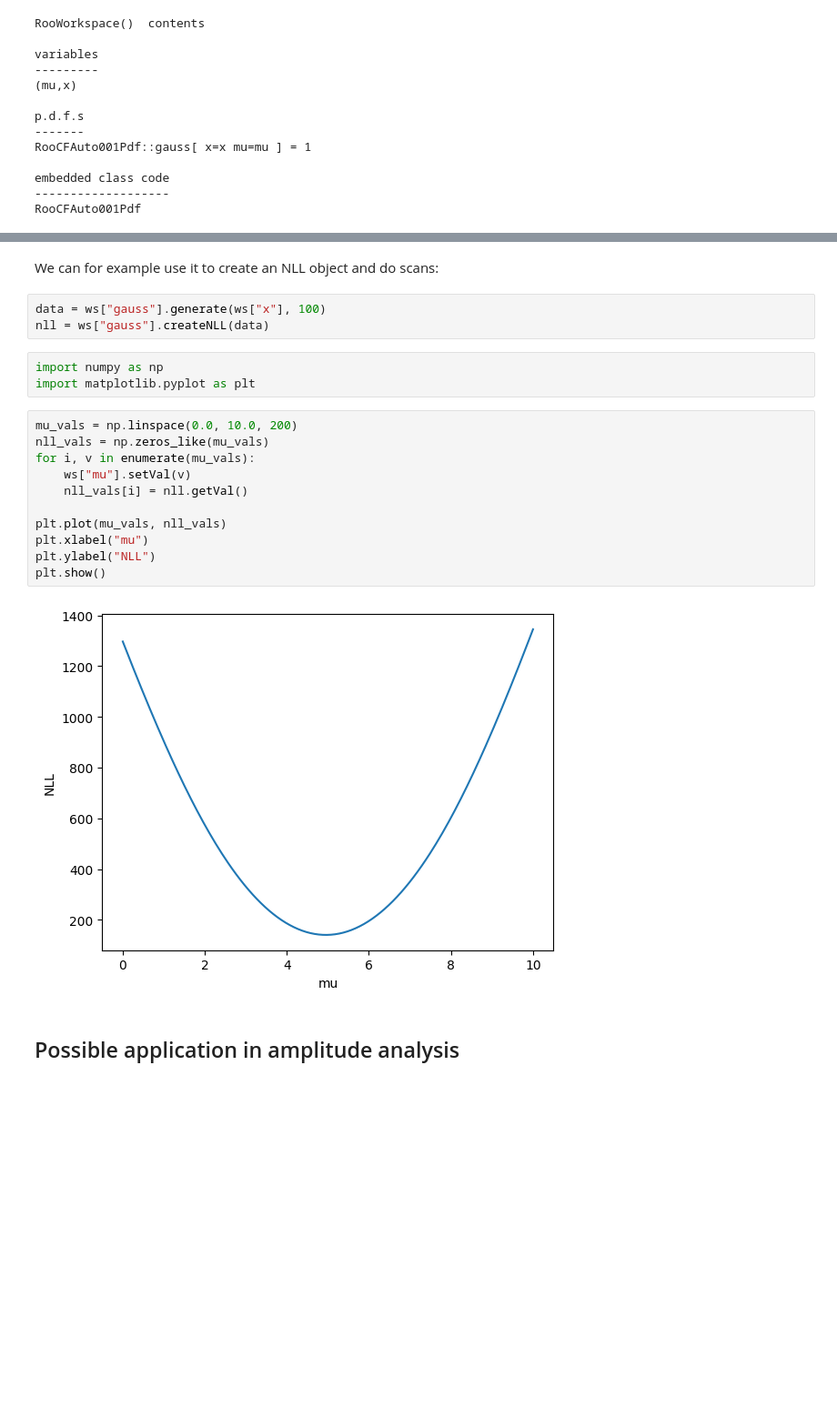
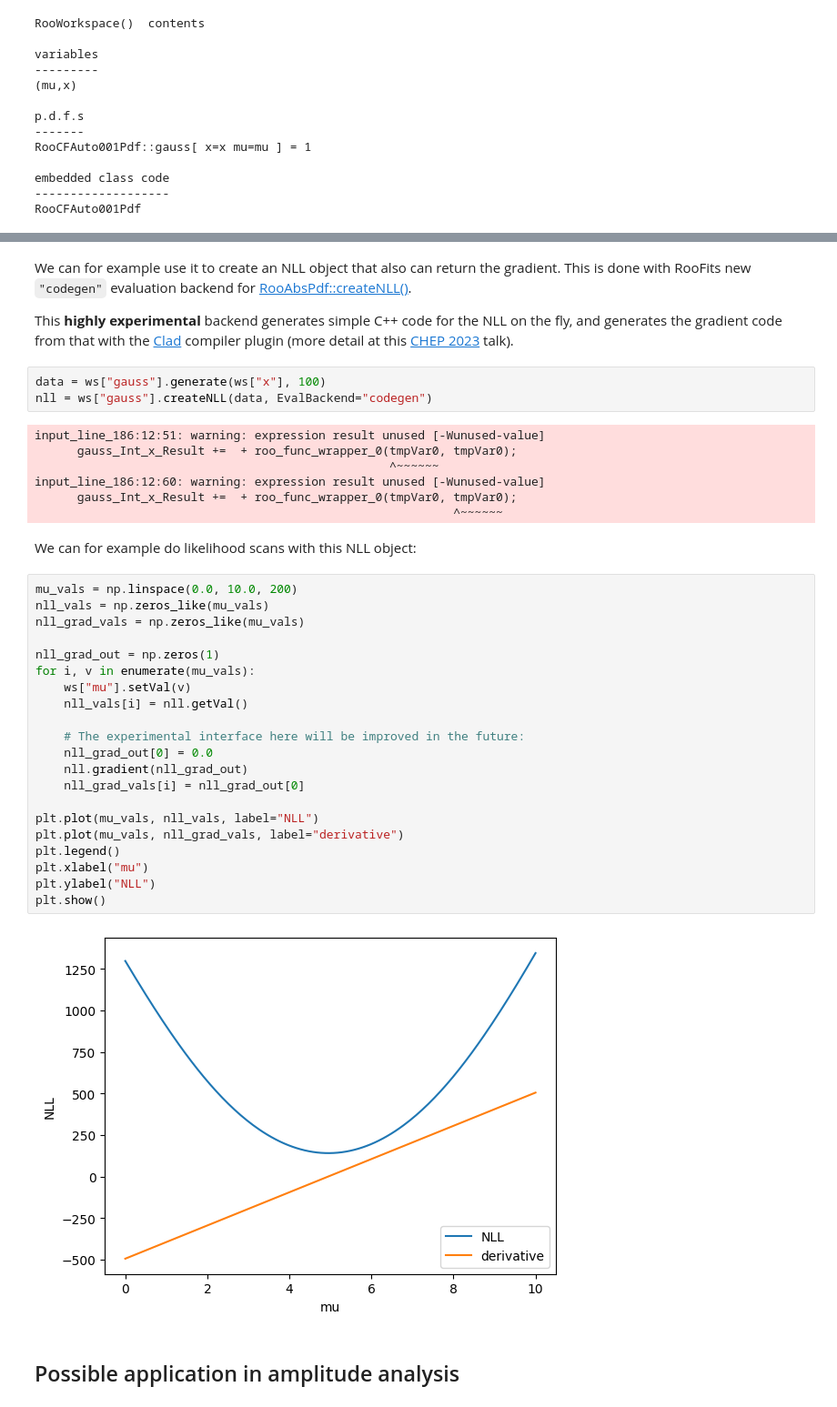
Before and after one commit to guitargeek/roofit-pyhep-2023-talk, a Jupyter notebook: roofit-pyhep-2023-talk.ipynb, the cells around one changed output, grey strips where cells are left out. Shown: that part at 91% size. Drawn from its saved outputs; the diff is of its cells as text; blank space fills up the shorter version.

Commit message:
Also showcase codegen backend

```diff
--- a/roofit-pyhep-2023-talk.ipynb
+++ b/roofit-pyhep-2023-talk.ipynb
@@ -157,24 +163,42 @@ RooCFAuto001Pdf
 # %% [markdown]
-We can for example use it to create an NLL object and do scans:
+We can for example use it to create an NLL object that also can return the gradient. This is done with RooFits new `"codegen"` evaluation backend for [RooAbsPdf::createNLL()](https://root.cern.ch/doc/master/classRooAbsPdf.html#a24b1afec4fd149e08967eac4285800de).
+
+This **highly experimental** backend generates simple C++ code for the NLL on the fly, and generates the gradient code from that with the [Clad](https://github.com/vgvassilev/clad) compiler plugin (more detail at this [CHEP 2023](https://indico.jlab.org/event/459/contributions/11581/) talk).
 # %%
 data = ws["gauss"].generate(ws["x"], 100)
-nll = ws["gauss"].createNLL(data)
+nll = ws["gauss"].createNLL(data, EvalBackend="codegen")
+# %% [output]
+input_line_186:12:51: warning: expression result unused [-Wunused-value]
+      gauss_Int_x_Result +=  + roo_func_wrapper_0(tmpVar0, tmpVar0);
+                                                  ^~~~~~~
+input_line_186:12:60: warning: expression result unused [-Wunused-value]
+      gauss_Int_x_Result +=  + roo_func_wrapper_0(tmpVar0, tmpVar0);
+                                                           ^~~~~~~
-# %%
-import numpy as np
-import matplotlib.pyplot as plt
+# %% [markdown]
+We can for example do likelihood scans with this NLL object:
 # %%
 mu_vals = np.linspace(0.0, 10.0, 200)
 nll_vals = np.zeros_like(mu_vals)
+nll_grad_vals = np.zeros_like(mu_vals)
+
+nll_grad_out = np.zeros(1)
 for i, v in enumerate(mu_vals):
     ws["mu"].setVal(v)
     nll_vals[i] = nll.getVal()
 
-plt.plot(mu_vals, nll_vals)
+    # The experimental interface here will be improved in the future:
+    nll_grad_out[0] = 0.0
+    nll.gradient(nll_grad_out)
+    nll_grad_vals[i] = nll_grad_out[0]
+
+plt.plot(mu_vals, nll_vals, label="NLL")
+plt.plot(mu_vals, nll_grad_vals, label="derivative")
+plt.legend()
 plt.xlabel("mu")
 plt.ylabel("NLL")
 plt.show()
 # %% [output]
-[figure, old version]
+[figure, new version]
 # %% [markdown]
 ## Possible application in amplitude analysis
 # %% [markdown]
```
Also changed, not shown: parts of 9 cells of this notebook.
